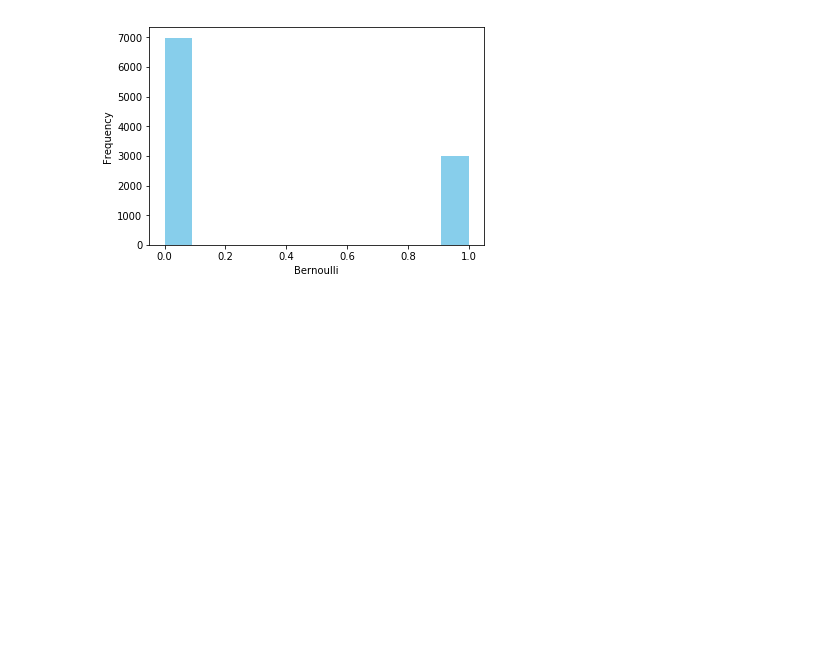
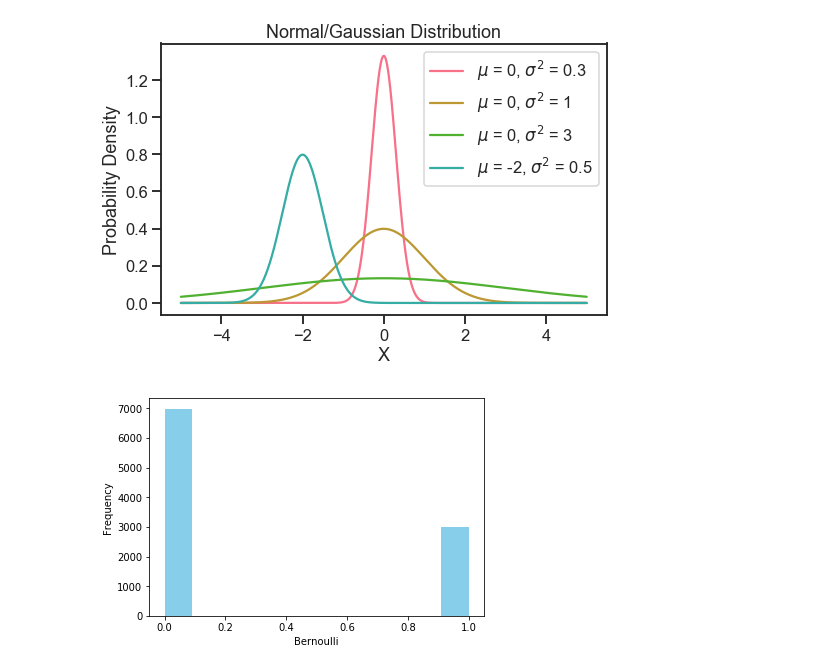
Before and after one commit to NathanielDake/intuitiveml, a Jupyter notebook: notebooks/Math-appendix/statistics/History-of-normal-distribution.ipynb, the cells around one changed output. Saved outputs shown, nothing was run; the diff lists cells and outputs as text; code cells hidden in the pictures; blank space fills up the shorter version.

Commit message:
updated visuals and notes on what this post should contain

```diff
--- a/notebooks/Math-appendix/statistics/History-of-normal-distribution.ipynb
+++ b/notebooks/Math-appendix/statistics/History-of-normal-distribution.ipynb
@@ -1,8 +23,28 @@
 # %%
 import numpy as np
-from scipy.stats import bernoulli, binom
+from scipy.stats import bernoulli, binom, norm
 import seaborn as sns
 import matplotlib.pyplot as plt
+
+sns.set(style="white", palette="husl")
+sns.set_context("talk")
+sns.set_style("ticks")
+# %%
+fig = plt.figure(figsize=(8,5))
+means = [0, 0, 0, -2]
+variances = [0.3, 1, 3, 0.5]
+x_axis = np.arange(-5, 5, 0.001)
+legend = []
+for mu, var in zip(means, variances):
+    plt.plot(x_axis, norm.pdf(x_axis,mu,var))
+    legend.append(f'$\mu$ = {mu}, $\sigma^2$ = {var}')
+plt.xlabel('X')
+plt.ylabel('Probability Density')
+plt.title('Normal/Gaussian Distribution')
+plt.legend(legend)
+plt.show()
+# %% [output]
+[figure, added]
 # %%
 # generate bernoulli
 data_bern = bernoulli.rvs(size=10000,p=0.3)
```
Also changed, not shown: parts of 5 cells of this notebook.
